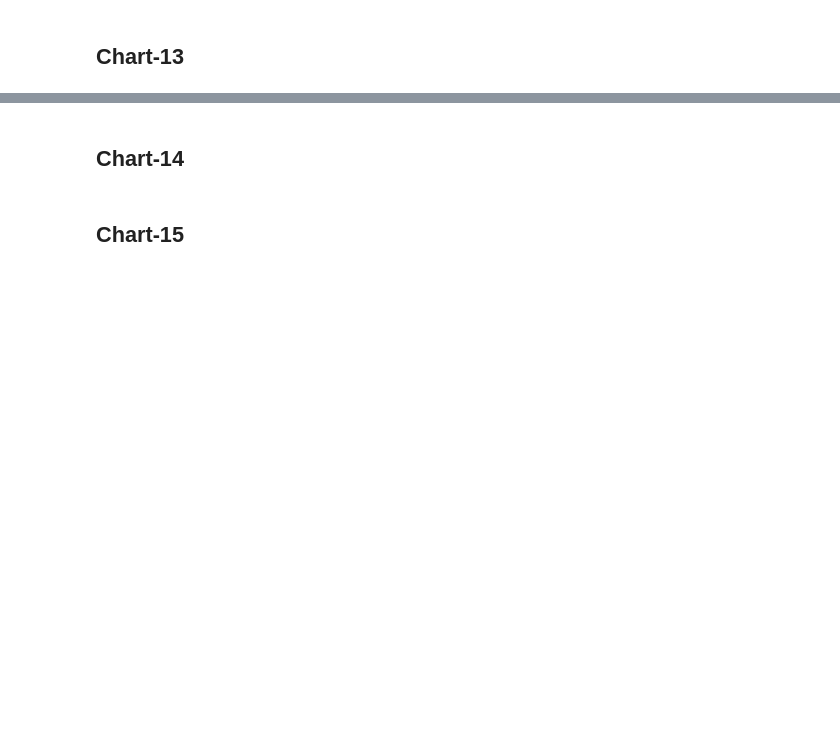
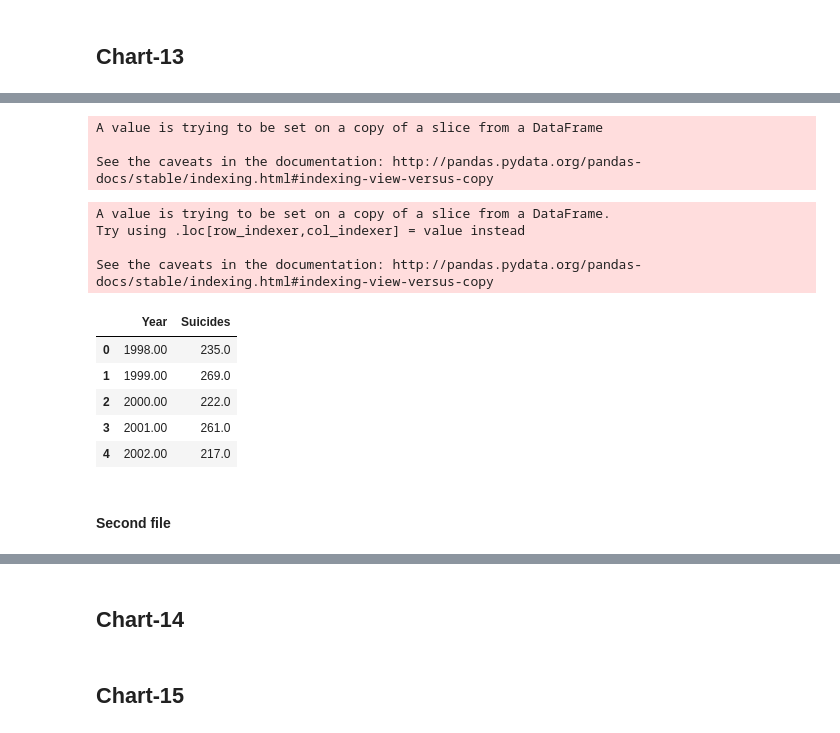
Before and after one commit to srivasud/Group7, a Jupyter notebook: Data Exploration - US gun violence charts and maps.ipynb, the cells around one changed output, grey strips where cells are left out. Saved outputs shown, nothing was run; the diff lists cells and outputs as text; code cells hidden in the pictures; blank space fills up the shorter version.

```diff
--- a/Data Exploration - US gun violence charts and maps.ipynb
+++ b/Data Exploration - US gun violence charts and maps.ipynb
@@ -226,0 +449,36 @@ fa_homicide_suicide.sample(10)
+# %%
+# drop unwanted rows
+Yr1998_2007 = Yr98_2007.loc[31:40:]
+# %%
+# Rename the columns.
+cols=['Year','Suicides']
+Yr1998_2007.columns=cols
+# %%
+# reset index
+Yr1998_2007.reset_index(inplace=True)
+# Drop unwanted column
+Yr1998_2007.drop(['index'],axis=1,inplace=True)
+# %% [output]
+A value is trying to be set on a copy of a slice from a DataFrame
+
+See the caveats in the documentation: http://pandas.pydata.org/pandas-docs/stable/indexing.html#indexing-view-versus-copy
+# %%
+#change string type to float
+Yr1998_2007['Suicides'] = Yr1998_2007.Suicides.astype(float)
+# %% [output]
+A value is trying to be set on a copy of a slice from a DataFrame.
+Try using .loc[row_indexer,col_indexer] = value instead
+
+See the caveats in the documentation: http://pandas.pydata.org/pandas-docs/stable/indexing.html#indexing-view-versus-copy
+# %%
+# First file
+Yr1998_2007.head()
+# %% [output]
+|  | Year | Suicides |
+| 0 | 1998.00 | 235.0 |
+| 1 | 1999.00 | 269.0 |
+| 2 | 2000.00 | 222.0 |
+| 3 | 2001.00 | 261.0 |
+| 4 | 2002.00 | 217.0 |
+# %% [markdown]
+####  Second file
```
Also changed, not shown: parts of 40 cells of this notebook.
